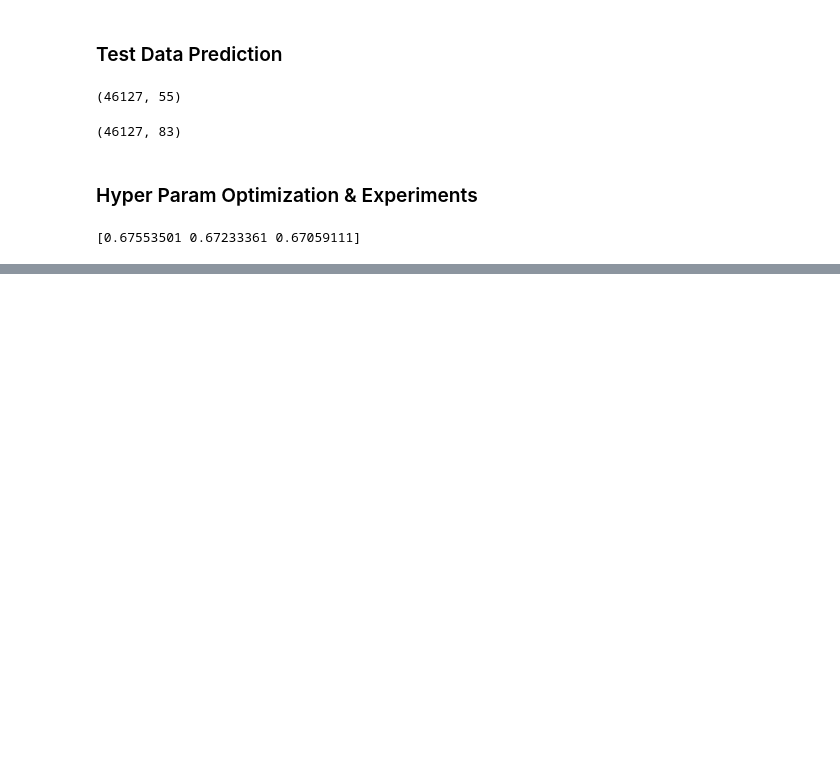
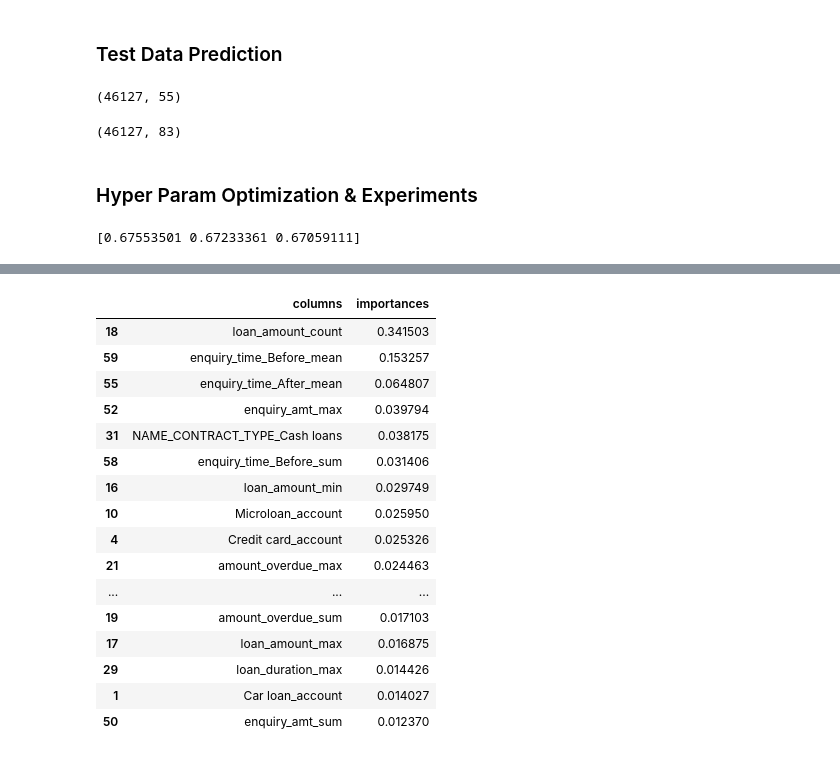
Before and after one commit to Santanu7/loan_classification, a Jupyter notebook: Loan_Classification.ipynb, the cells around one changed output, grey strips where cells are left out. Cells and saved outputs as stored; diff of their text form; code cells hidden in the pictures; blank space fills up the shorter version.

```diff
--- a/Loan_Classification.ipynb
+++ b/Loan_Classification.ipynb
@@ -566,0 +587,25 @@ print(cross_val_score(rf, X_encoded, y, cv=3,scoring='roc_auc'))
+# %%
+results=pd.DataFrame()
+results['columns']=X.columns
+results['importances'] = model_exp.feature_importances_
+results.sort_values(by='importances',ascending=False,inplace=True)
+
+results[:20]
+# %% [output]
+|  | columns | importances |
+| 18 | loan_amount_count | 0.341503 |
+| 59 | enquiry_time_Before_mean | 0.153257 |
+| 55 | enquiry_time_After_mean | 0.064807 |
+| 52 | enquiry_amt_max | 0.039794 |
+| 31 | NAME_CONTRACT_TYPE_Cash loans | 0.038175 |
+| 58 | enquiry_time_Before_sum | 0.031406 |
+| 16 | loan_amount_min | 0.029749 |
+| 10 | Microloan_account | 0.025950 |
+| 4 | Credit card_account | 0.025326 |
+| 21 | amount_overdue_max | 0.024463 |
+| ... | ... | ... |
+| 19 | amount_overdue_sum | 0.017103 |
+| 17 | loan_amount_max | 0.016875 |
+| 29 | loan_duration_max | 0.014426 |
+| 1 | Car loan_account | 0.014027 |
+| 50 | enquiry_amt_sum | 0.012370 |
```
Also changed, not shown: parts of 3 cells of this notebook.
